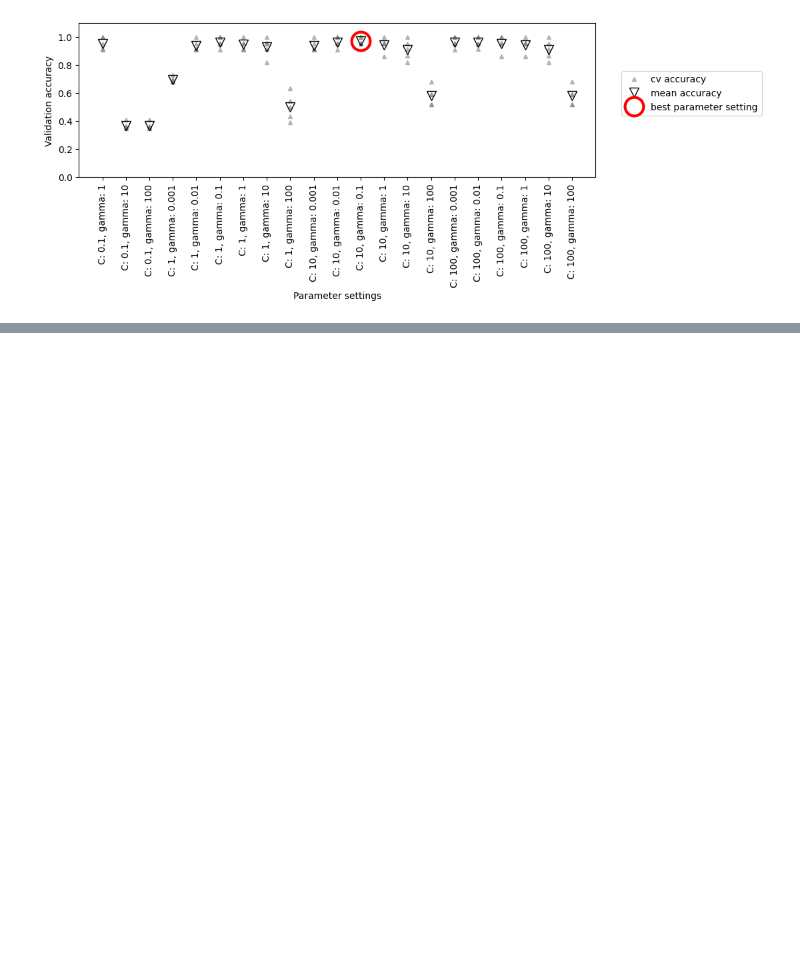
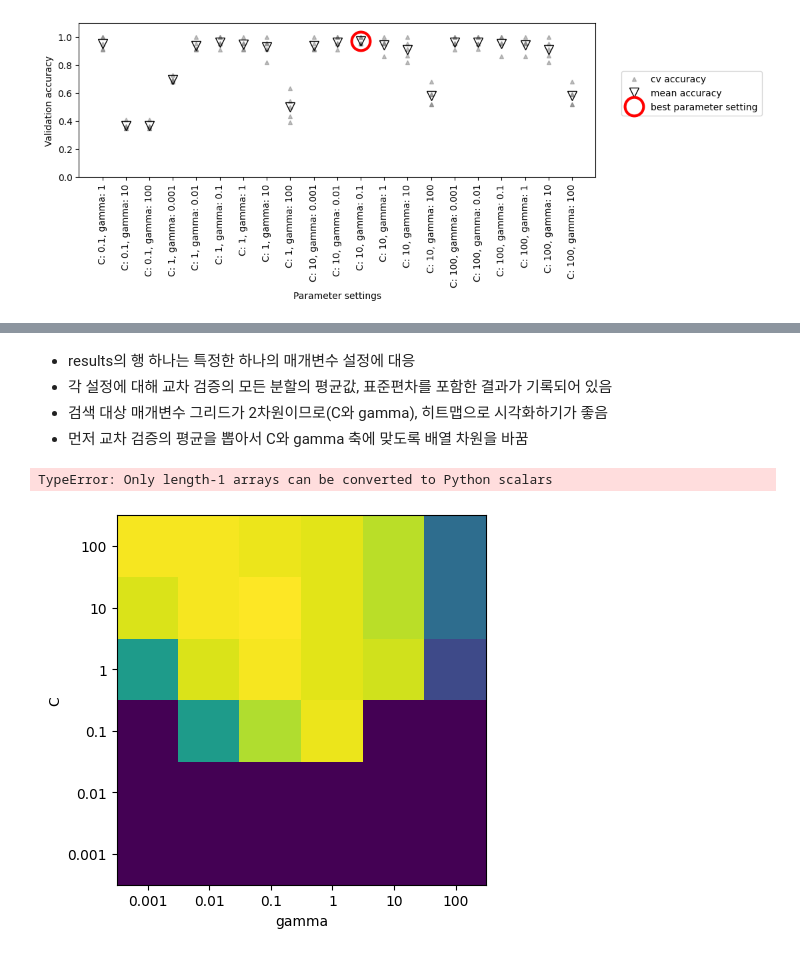
Before and after one commit to haribo09876/MachineLearning, a Jupyter notebook: 05. ModelEvaluationAndPerformanceImprovement/02. GridSearch.ipynb, the cells around one changed output, grey strips where cells are left out. Saved outputs shown, nothing was run; the diff lists cells and outputs as text; code cells hidden in the pictures; blank space fills up the shorter version.

```diff
--- a/05. ModelEvaluationAndPerformanceImprovement/02. GridSearch.ipynb
+++ b/05. ModelEvaluationAndPerformanceImprovement/02. GridSearch.ipynb
@@ -145,0 +177,7 @@ mglearn.plots.plot_cross_val_selection()
+# %%
+# 모델(SVC), 검색 대상 매개변수 그리드(param_grid), 원하는 교차 검증으로 GridSearchCV의 객체를 생성
+from sklearn.model_selection import GridSearchCV
+from sklearn.svm import SVC
+
+iris = load_iris()
+grid_search = GridSearchCV(SVC(),param_grid,cv = 5,return_train_score = True)
@@ -145,0 +187,2 @@ mglearn.plots.plot_cross_val_selection()
+# %%
+X_train, X_test, y_train, y_test = train_test_split(iris.data, iris.target, random_state=0)
@@ -145,0 +192,2 @@ mglearn.plots.plot_cross_val_selection()
+# %%
+grid_search.fit(X_train, y_train)
@@ -145,0 +238,6 @@ mglearn.plots.plot_cross_val_selection()
+# %%
+pd.set_option("display.max_columns", None)
+# DataFrame으로 변환
+results = pd.DataFrame(grid_search.cv_results_)
+# 처음 다섯 개 행을 출력
+np.transpose(results.head())
@@ -145,0 +262,13 @@ mglearn.plots.plot_cross_val_selection()
+# %% [markdown]
+- results의 행 하나는 특정한 하나의 매개변수 설정에 대응
+- 각 설정에 대해 교차 검증의 모든 분할의 평균값, 표준편차를 포함한 결과가 기록되어 있음
+- 검색 대상 매개변수 그리드가 2차원이므로(C와 gamma), 히트맵으로 시각화하기가 좋음
+- 먼저 교차 검증의 평균을 뽑아서 C와 gamma 축에 맞도록 배열 차원을 바꿈
+# %%
+scores = np.array(results.mean_test_score).reshape(6,6)
+
+# C와 gamma 값에 따른 교차 검증 평균 점수의 히트맵
+mglearn.tools.heatmap(scores,xlabel = 'gamma',xticklabels=param_grid['gamma'], ylabel = 'C',yticklabels = param_grid['C'],cmap = "viridis")
+# %% [output]
+TypeError: Only length-1 arrays can be converted to Python scalars
+[figure, added]
```
Also changed, not shown: parts of 42 cells of this notebook, 1 other file.
